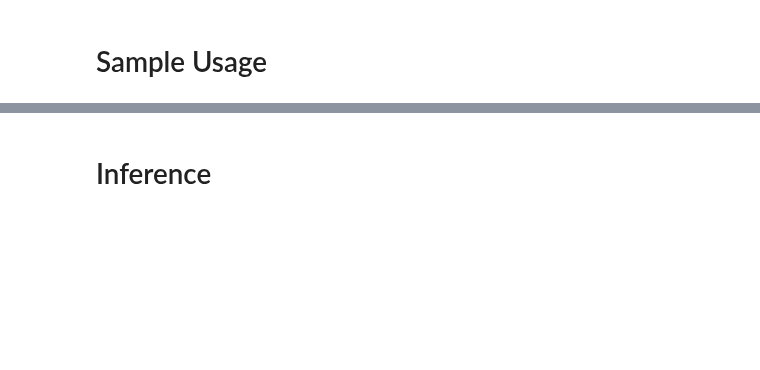
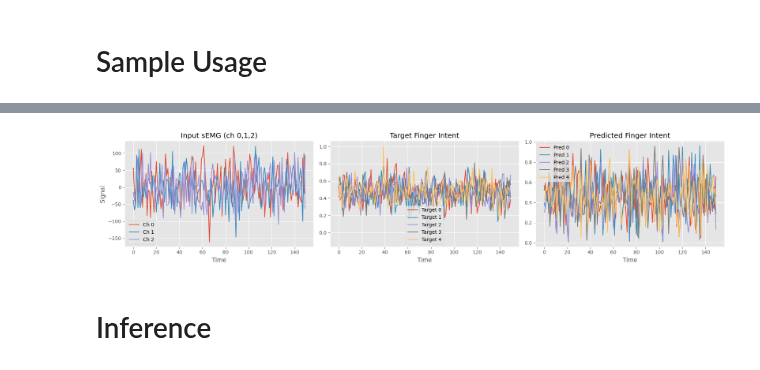
Before and after one commit to post-stroke-rehab/psr-pipeline, a Jupyter notebook: models/Mamba.ipynb, the cells around one changed output, grey strips where cells are left out. Drawn from its saved outputs; the diff is of its cells as text; code cells hidden in the pictures; blank space fills up the shorter version.

```diff
--- a/models/Mamba.ipynb
+++ b/models/Mamba.ipynb
@@ -212,7 +212,7 @@ class SEMGTrainer:
             weight_decay=weight_decay
         )
 
-        self.criterion = nn.MSELoss()  # Can be changed to custom loss
+        self.criterion = CustomDistributionalLoss()  # Replaced MSELoss with custom loss
         self.scheduler = optim.lr_scheduler.ReduceLROnPlateau(
             self.optimizer, mode='min', patience=5, factor=0.5
         )
@@ -608,6 +930,22 @@ def plot_signal(
     plt.legend()
     plt.tight_layout()
     plt.show()
+# %%
+import matplotlib.pyplot as plt
+
+def plot_loss_curves(train_losses, val_losses, title="Training Curves", save_path=None):
+    epochs = list(range(1, len(train_losses) + 1))
+    plt.figure(figsize=(7, 4))
+    plt.plot(epochs, train_losses, label="Train")
+    plt.plot(epochs, val_losses, label="Val")
+    plt.xlabel("Epoch")
+    plt.ylabel("Loss")
+    plt.title(title)
+    plt.legend()
+    plt.tight_layout()
+    if save_path is not None:
+        plt.savefig(save_path, dpi=150)
+    plt.show()
 # %%
 def load_your_semg_data(seed=42):
     print("⚠ Using SMALL dummy data for debugging!")
@@ -1008,2 +1450,33 @@ Visualization complete. Check the plots above.
+# %%
+fig, axes = plt.subplots(1, 3, figsize=(18, 4), sharex=True)
+b = batch_idx_to_plot
+
+# ---- Input sEMG ----
+for ch in (0, 1, 2):
+    # Move the tensor slice to CPU before plotting
+    axes[0].plot(inputs[b, :, ch].cpu(), label=f"Ch {ch}")
+axes[0].set_title("Input sEMG (ch 0,1,2)")
+axes[0].set_xlabel("Time")
+axes[0].set_ylabel("Signal")
+axes[0].legend()
+
+# ---- Target ----
+for ch in range(targets.shape[-1]):
+    axes[1].plot(targets[b, :, ch], label=f"Target {ch}")
+axes[1].set_title("Target Finger Intent")
+axes[1].set_xlabel("Time")
+axes[1].legend()
+
+# ---- Prediction ----
+for ch in range(predictions.shape[-1]):
+    axes[2].plot(predictions[b, :, ch], label=f"Pred {ch}")
+axes[2].set_title("Predicted Finger Intent")
+axes[2].set_xlabel("Time")
+axes[2].legend()
+
+plt.tight_layout()
+plt.show()
+# %% [output]
+[figure, added]
 # %% [markdown]
 # Inference
```
Also changed, not shown: parts of 10 cells of this notebook.
